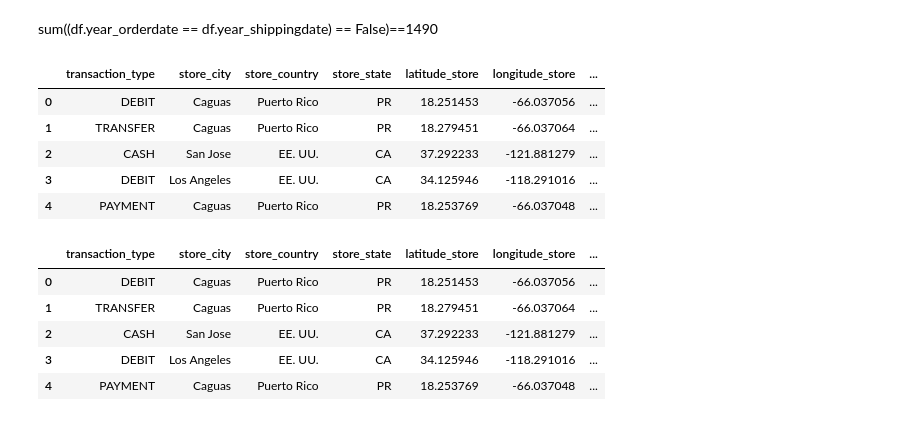
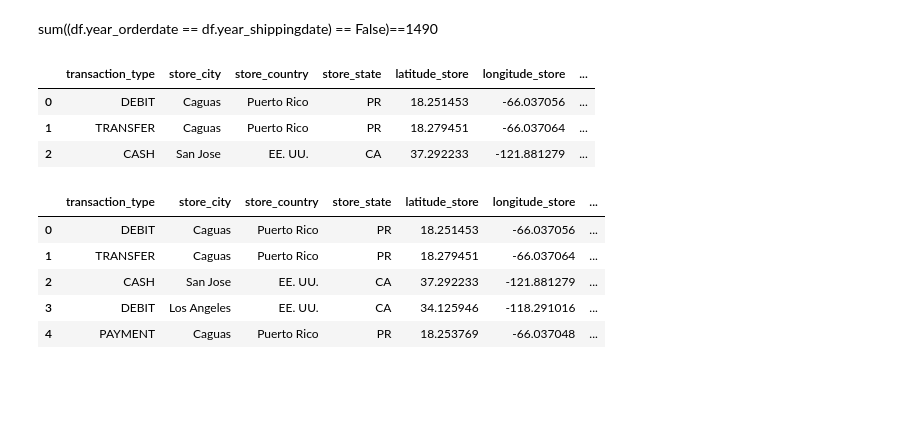
Before and after one commit to IsabelGarcia11/Final-Project-, a Jupyter notebook: Code/DataCo.ipynb, the cells around one changed output. Saved outputs shown, nothing was run; the diff lists cells and outputs as text; code cells hidden in the pictures; blank space fills up the shorter version.

```diff
--- a/Code/DataCo.ipynb
+++ b/Code/DataCo.ipynb
@@ -135,11 +120,11 @@ df1['customer_state']=[i.replace(i,'CA') if i=='91732' or i=='95758' else i for
 df1.rename(columns = {'type':'transaction_type','customer_city':'store_city','customer_country':'store_country',
                      'customer_state':'store_state','latitude':'latitude_store','longitude':'longitude_store',
                      'customer_street':'store_street','customer_zipcode':'store_zipcode','market':'customer_market',
-                     'order_city':'customer_city','order_country':'customer_country','order_item_cardprod_id':'rfid_order_id',
+                     'order_city':'customer_city','order_item_cardprod_id':'rfid_order_id',
                      'sales_per_customer':'total_sales_per_customer','product_card_id':'product_id',
-                     'order_date_(dateorders)':'order_date','shipping_date_(dateorders)':'shipping_date',
+                     'order_date_(dateorders)':'order_date','shipping_date_(dateorders)':'delivery_date',
     'days_for_shipping_(real)':'real_shipping_days','days_for_shipment_(scheduled)':'scheduled_shipping_days',
-                    'order_region':'customer_region','order_region':'customer_region',
-                    'order_item_discount':'item_discount','order_item_discount_rate':'item_discount_rate',
+                    'order_region':'customer_region','order_item_discount':'item_discount',
+                      'order_item_discount_rate':'item_discount_rate',
                     'order_item_id':'item_id','order_item_profit_ratio':'item_profit_ratio',
-                    'order_item_quantity':'item_quantity','total_sales_per_customer':'sales_after_discount'}, inplace = True)
+                    'order_item_quantity':'item_quantity',}, inplace = True)
@@ -145,0 +137,2 @@ df1.rename(columns = {'type':'transaction_type','customer_city':'store_city','cu
+# %%
+df1.rename(columns = {'order_country':'customer_country'}, inplace = True)
@@ -151,7 +150,7 @@ df1.late_delivery_risk.value_counts()
 Name: late_delivery_risk, dtype: int64
 # %%
 df1['order_date']=pd.to_datetime(df1['order_date'])      #convertimos a formato datetime para sacar año y mes
-df1['shipping_date']=pd.to_datetime(df1['shipping_date'])
+df1['delivery_date']=pd.to_datetime(df1['delivery_date'])
 # %%
 df1['order_year'] = df1['order_date'].dt.year
 df1['order_month'] = df1['order_date'].dt.month
@@ -172,16 +168,14 @@ sum((df.month_orderdate == df.month_shippingdate) == False)==20957
 sum((df.year_orderdate == df.year_shippingdate) == False)==1490
 # %%
 df['order_date']=df['order_date'].apply(lambda x: pd.to_datetime(x).strftime('%d/%m/%Y'))
-df['shipping_date']=df['shipping_date'].apply(lambda x: pd.to_datetime(x).strftime('%d/%m/%Y'))
+df['delivery_date']=df['delivery_date'].apply(lambda x: pd.to_datetime(x).strftime('%d/%m/%Y'))
 # %%
-df.head(5)
+df.head(3)
 # %% [output]
 |  | transaction_type | store_city | store_country | store_state | latitude_store | longitude_store | ... |
 | 0 | DEBIT | Caguas | Puerto Rico | PR | 18.251453 | -66.037056 | ... |
 | 1 | TRANSFER | Caguas | Puerto Rico | PR | 18.279451 | -66.037064 | ... |
 | 2 | CASH | San Jose | EE. UU. | CA | 37.292233 | -121.881279 | ... |
-| 3 | DEBIT | Los Angeles | EE. UU. | CA | 34.125946 | -118.291016 | ... |
-| 4 | PAYMENT | Caguas | Puerto Rico | PR | 18.253769 | -66.037048 | ... |
 # %%
 #sum((df.order_item_total == df.total_sales_per_customer) == False)==0  #borramos la columna al ser igual que la otra
 # %%
```
Also changed, not shown: parts of 16 cells of this notebook, 8 other files.
